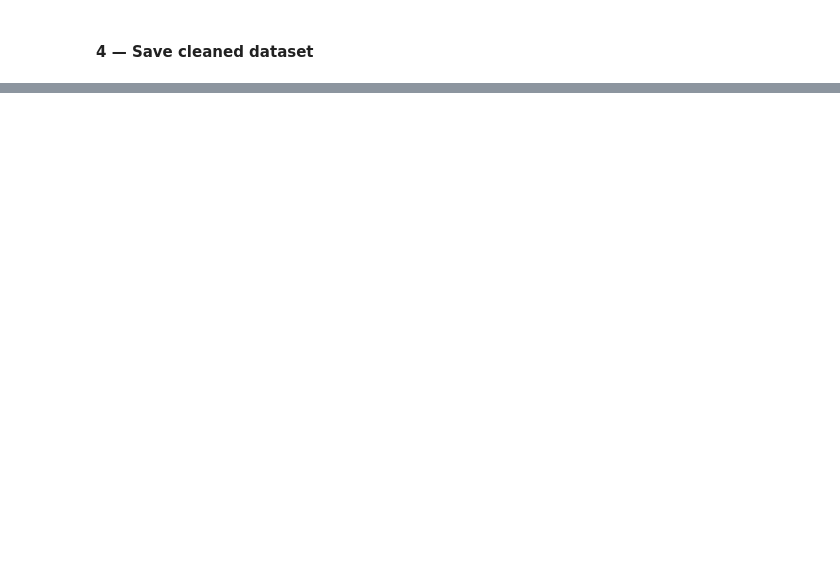
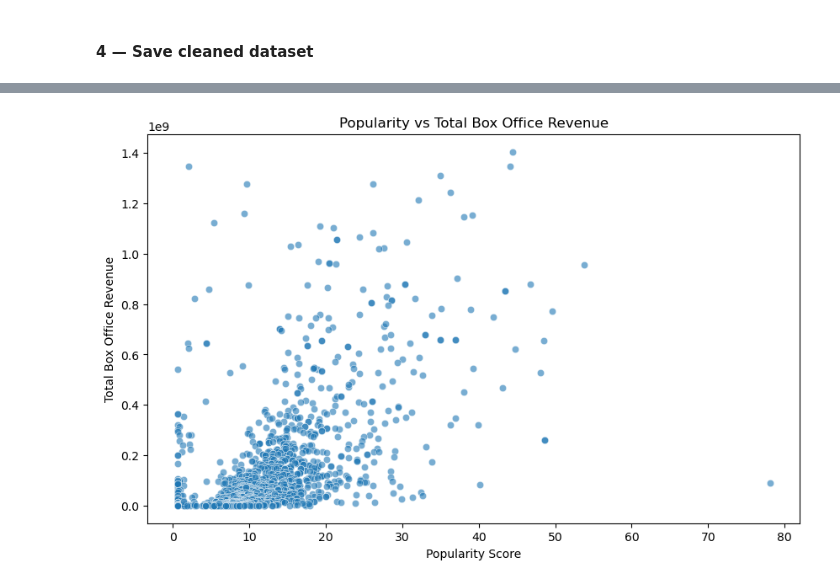
Before and after one commit to Daniellamuli/Phase-2-Movie-Analysis-Project, a Jupyter notebook: notebooks/Eve.ipynb, the cells around one changed output, grey strips where cells are left out. Saved outputs shown, nothing was run; the diff lists cells and outputs as text; code cells hidden in the pictures; blank space fills up the shorter version.

```diff
--- a/notebooks/Eve.ipynb
+++ b/notebooks/Eve.ipynb
@@ -881,0 +667,16 @@ A data-informed strategy that integrates audience insight, genre performance, an
+# %%
+plt.figure(figsize=(10,6))
+
+sns.scatterplot(
+    data=analysis_df,
+    x='popularity',
+    y='total_gross',
+    alpha=0.6
+)
+
+plt.title('Popularity vs Total Box Office Revenue')
+plt.xlabel('Popularity Score')
+plt.ylabel('Total Box Office Revenue')
+plt.show()
+# %% [output]
+[figure, added]
```
Also changed, not shown: parts of 76 cells of this notebook.
